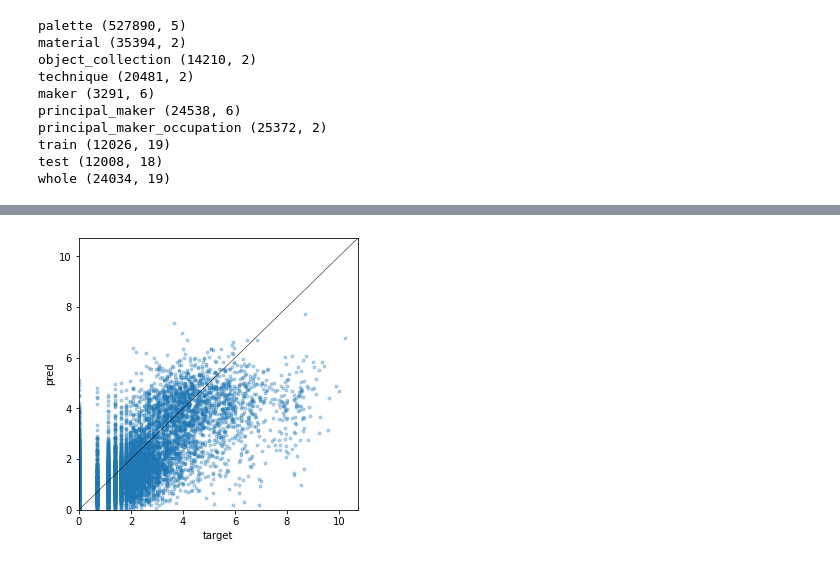
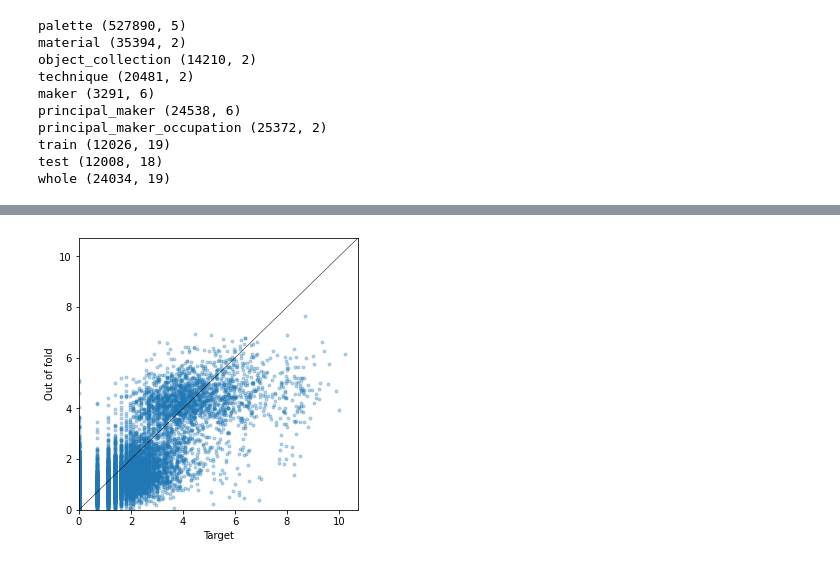
Before and after one commit to yumehara/atmacup10, a Jupyter notebook: notebook/baseline.ipynb, the cells around one changed output, grey strips where cells are left out. Drawn from its saved outputs; the diff is of its cells as text; code cells hidden in the pictures.

```diff
--- a/notebook/baseline.ipynb
+++ b/notebook/baseline.ipynb
@@ -88,9 +88,29 @@ def create_label_encoding_feature(df_input):
+# %%
+def create_string_length_feature(df_input):
+    out_df = pd.DataFrame()
+    str_columns = ['title', 'long_title', 'sub_title', 'more_title', 'description']
+    for c in str_columns:
+        out_df[c] = df_input[c].str.len()
+    return out_df.add_prefix('LN_')
+# %%
+def create_sub_title_feature(df_input):
+    out = pd.DataFrame(index=df_input.index)
+    for axis in ['h', 'w', 't', 'd']:
+        column_name = f'size_{axis}'
+        size_info = df_input['sub_title'].str.extract(r'{} (\d*|\d*\.\d*)(cm|mm)'.format(axis))
+        size_info = size_info.rename(columns={0: column_name, 1: 'unit'})
+        size_info[column_name] = size_info[column_name].replace('', np.nan).astype(float)
+        size_info[column_name] = size_info.apply(lambda row: row[column_name] * 10 if row['unit'] == 'cm' else row[column_name], axis=1)
+        out[column_name] = size_info[column_name]
+    return out
 # %%
 def create_all_feature(df_input):
     func_list = [
         create_numeric_feature,
         create_count_encoding_feature,
         create_label_encoding_feature,
+        create_string_length_feature,
+        create_sub_title_feature,
     ]
     out = pd.DataFrame(index=df_input.index)
     for func in func_list:
@@ -225,18 +237,18 @@ train_target.head()
 # %%
-def plot_scatter(data1):
-    x1 = data1['target']
-    y1 = data1['log_pred']
+def plot_scatter(target, oof):
+    x1 = target
+    y1 = oof
     xmax = max(max(x1), max(y1))*1.05
     fig = plt.figure(figsize=(5, 5))
     ax = fig.add_subplot(1, 1, 1)
     ax.scatter(x1, y1, alpha=0.3, marker='.')
     ax.plot([0, xmax], [0, xmax], color='black', linewidth=0.5)
-    plt.xlabel('target')
-    plt.ylabel('pred')
+    plt.xlabel('Target')
+    plt.ylabel('Out of fold')
     plt.xlim(0, xmax)
     plt.ylim(0, xmax)
 # %%
-corr = train_target[['target', 'log_pred']].corr().iat[0,1]
-plot_scatter(train_target)
+corr = train_y.corr(pd.Series(oof_pred))
+plot_scatter(train_y, oof_pred)
 # %% [output]
-[figure, old version]
+[figure, new version]
```
Also changed, not shown: parts of 19 cells of this notebook.
